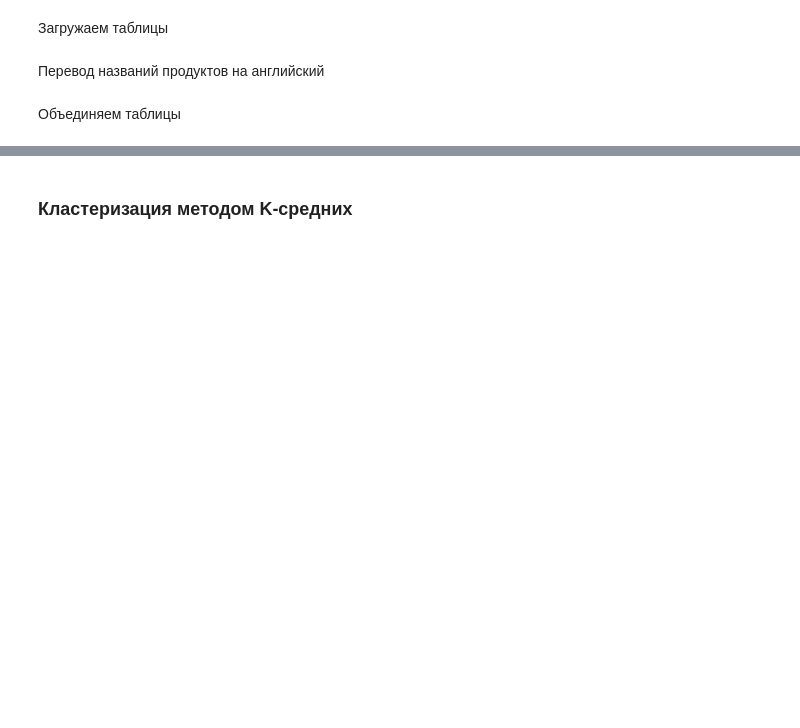
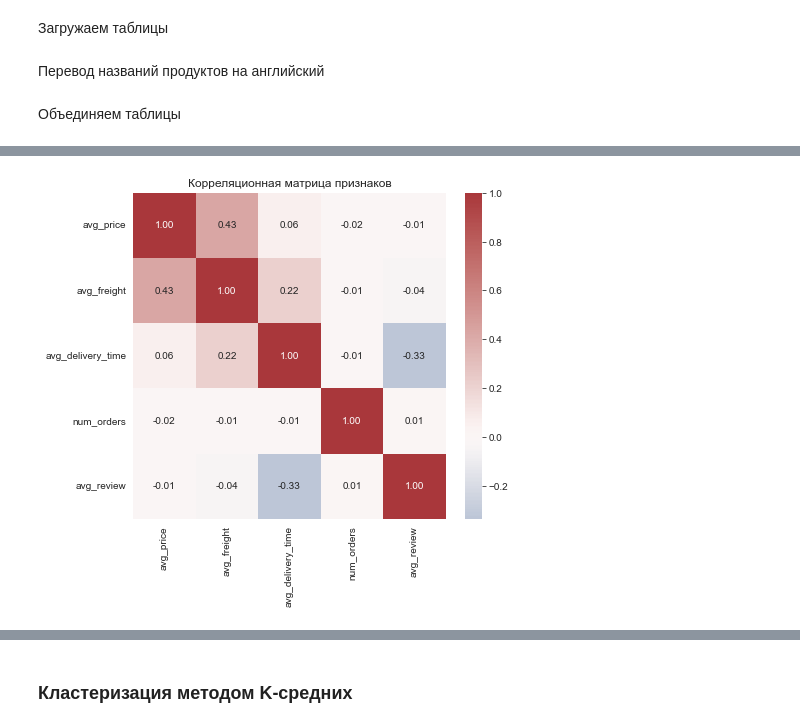
Before and after one commit to Sus-arch/Brazilian-E-Commerce-ML, a Jupyter notebook: clusterization/solution.ipynb, the cells around one changed output, grey strips where cells are left out. Drawn from its saved outputs; the diff is of its cells as text; code cells hidden in the pictures; blank space fills up the shorter version.

```diff
--- a/clusterization/solution.ipynb
+++ b/clusterization/solution.ipynb
@@ -109,0 +95,8 @@ customer_features.describe()
+# %%
+corr = customer_agg[features].corr()
+plt.figure(figsize=(7,6))
+sns.heatmap(corr, annot=True, fmt=".2f", cmap="vlag", center=0)
+plt.title("Корреляционная матрица признаков")
+plt.show()
+# %% [output]
+[figure, added]
```
Also changed, not shown: parts of 49 cells of this notebook, 1 other file.
